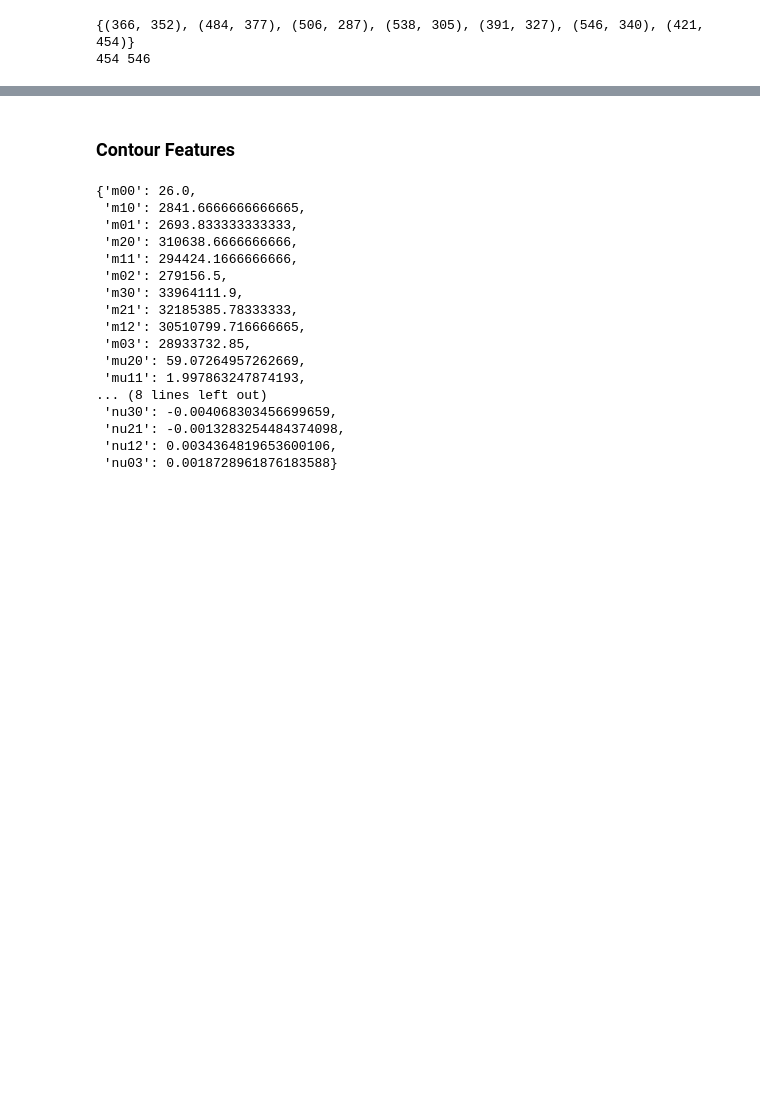
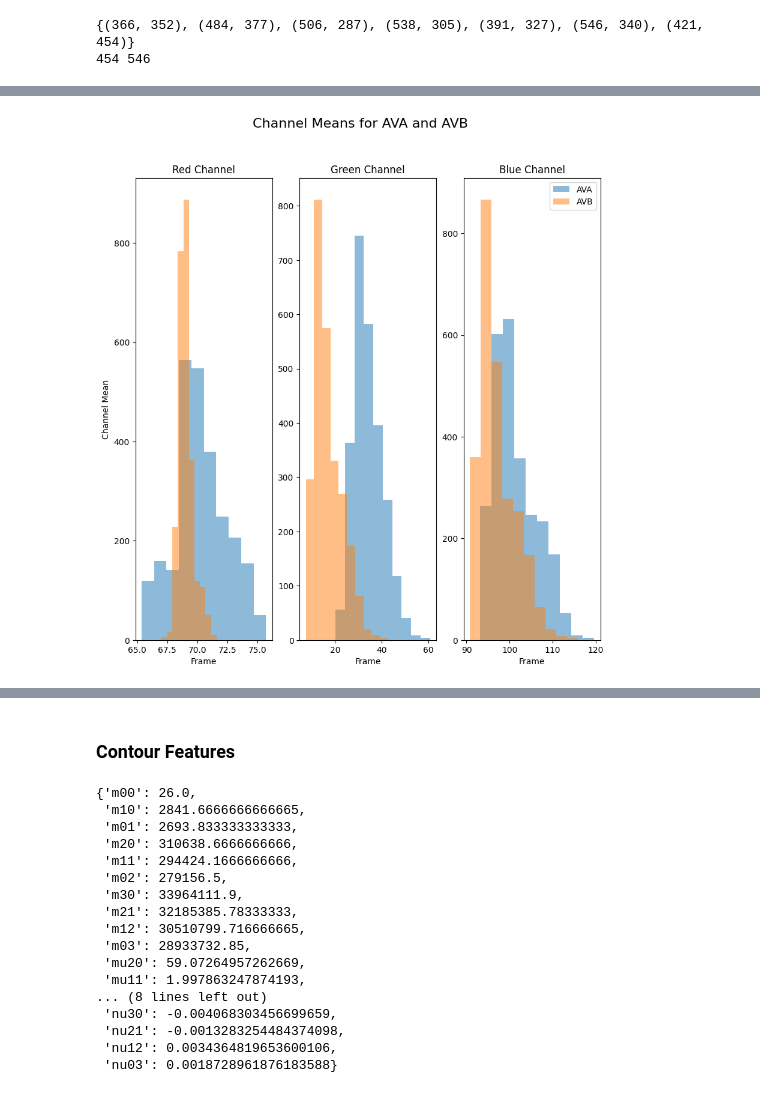
Before and after one commit to Hclover2003/catracking, a Jupyter notebook: imagedetection.ipynb, the cells around one changed output, grey strips where cells are left out. Saved outputs shown, nothing was run; the diff lists cells and outputs as text; code cells hidden in the pictures; blank space fills up the shorter version.

```diff
--- a/imagedetection.ipynb
+++ b/imagedetection.ipynb
@@ -153,0 +167,10 @@ Number of contours: 2
+# %%
+img_means_b = [
+    ImageFeatures.getMean(
+    crop_img(cv2.cvtColor(cv2.imread(os.path.join(imgs_dir, "11408", imgs_11408[i])), cv2.COLOR_BGR2RGB), int(pos_11408_b[i][0]), int(pos_11408_b[i][1]), crop_size
+    )) for i in range(len(imgs_11408))]
+# %%
+img_means = [
+    ImageFeatures.getMean(
+    crop_img(cv2.cvtColor(cv2.imread(os.path.join(imgs_dir, "11408", imgs_11408[i])), cv2.COLOR_BGR2RGB), int(pos_11408[i][0]), int(pos_11408[i][1]), crop_size
+    )) for i in range(len(imgs_11408))]
@@ -153,0 +190,20 @@ Number of contours: 2
+# %%
+fig, ax = plt.subplots(1, 3, figsize=(10, 10))
+fig.suptitle("Channel Means for AVA and AVB", fontsize=16)
+ax[0].hist([i[0] for i in img_means], label="AVA", alpha=0.5)
+ax[0].hist([i[0] for i in img_means_b], label="AVB", alpha=0.5)
+ax[0].set_title("Red Channel")
+ax[1].hist([i[1] for i in img_means], label="AVA", alpha=0.5)
+ax[1].hist([i[1] for i in img_means_b], label="AVB", alpha=0.5)
+ax[1].set_title("Green Channel")
+ax[2].hist([i[2] for i in img_means], label="AVA", alpha=0.5)
+ax[2].hist([i[2] for i in img_means_b], label="AVB", alpha=0.5)
+ax[2].set_title("Blue Channel")
+ax[0].set_xlabel("Frame")
+ax[1].set_xlabel("Frame")
+ax[2].set_xlabel("Frame")
+ax[0].set_ylabel("Channel Mean")
+plt.legend()
+plt.show()
+# %% [output]
+[figure, added]
```
Also changed, not shown: parts of 21 cells of this notebook, 1 other file.
